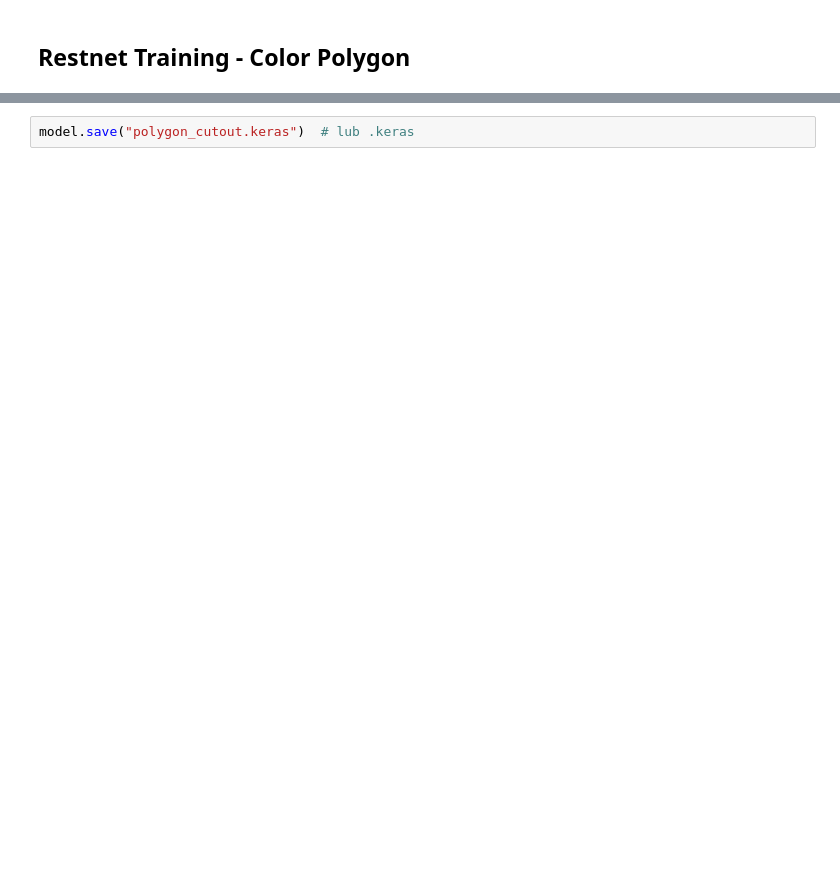
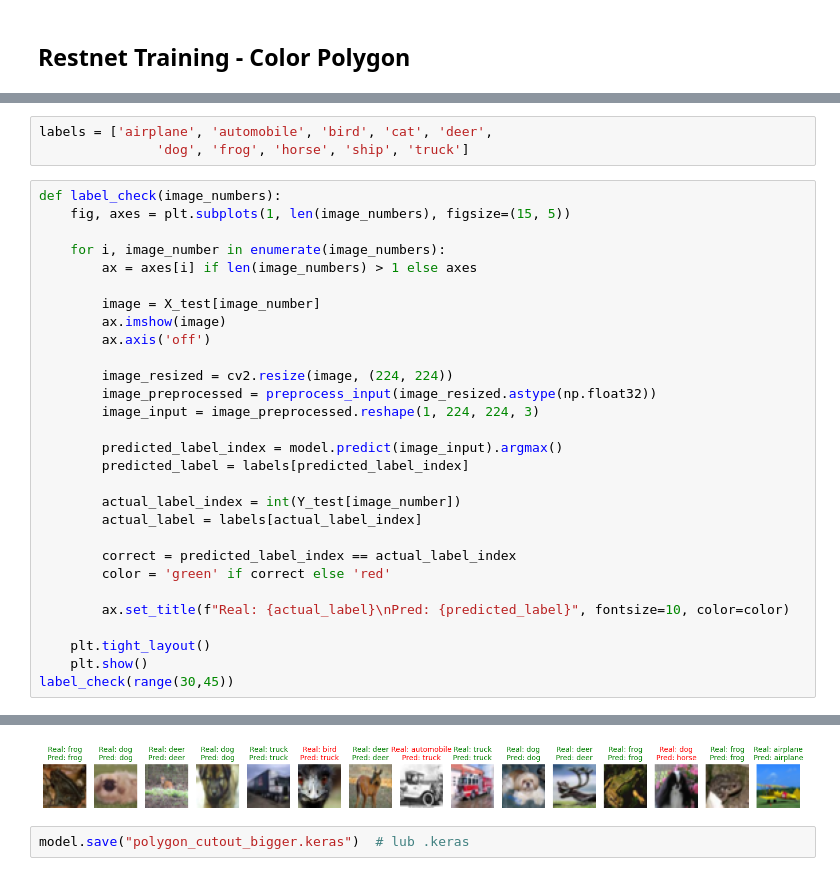
Before and after one commit to sienkozuzanna/cutout-augmentation, a Jupyter notebook: restnet_augmented_polygon_color.ipynb, the cells around one changed output, grey strips where cells are left out. Drawn from its saved outputs; the diff is of its cells as text; blank space fills up the shorter version.

```diff
--- a/restnet_augmented_polygon_color.ipynb
+++ b/restnet_augmented_polygon_color.ipynb
@@ -163,0 +182,33 @@ Dokładność na zbiorze testowym: 85.06%
+# %%
+labels = ['airplane', 'automobile', 'bird', 'cat', 'deer',
+               'dog', 'frog', 'horse', 'ship', 'truck']
+# %%
+def label_check(image_numbers):
+    fig, axes = plt.subplots(1, len(image_numbers), figsize=(15, 5))
+
+    for i, image_number in enumerate(image_numbers):
+        ax = axes[i] if len(image_numbers) > 1 else axes
+
+        image = X_test[image_number]
+        ax.imshow(image)
+        ax.axis('off')
+
+        image_resized = cv2.resize(image, (224, 224))
+        image_preprocessed = preprocess_input(image_resized.astype(np.float32))
+        image_input = image_preprocessed.reshape(1, 224, 224, 3)
+
+        predicted_label_index = model.predict(image_input).argmax()
+        predicted_label = labels[predicted_label_index]
+
+        actual_label_index = int(Y_test[image_number])
+        actual_label = labels[actual_label_index]
+
+        correct = predicted_label_index == actual_label_index
+        color = 'green' if correct else 'red'
+
+        ax.set_title(f"Real: {actual_label}\nPred: {predicted_label}", fontsize=10, color=color)
+
+    plt.tight_layout()
+    plt.show()
+label_check(range(30,45))
+# %% [output]
@@ -164,2 +231,3 @@ Dokładność na zbiorze testowym: 85.06%
+[figure, added]
 # %%
-model.save("polygon_cutout.keras")  # lub .keras
+model.save("polygon_cutout_bigger.keras")  # lub .keras
```
Also changed, not shown: parts of 17 cells of this notebook.
